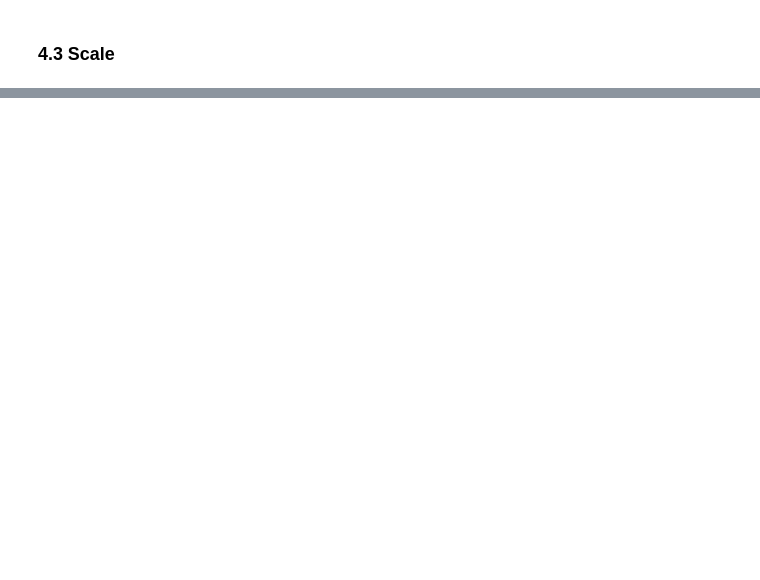
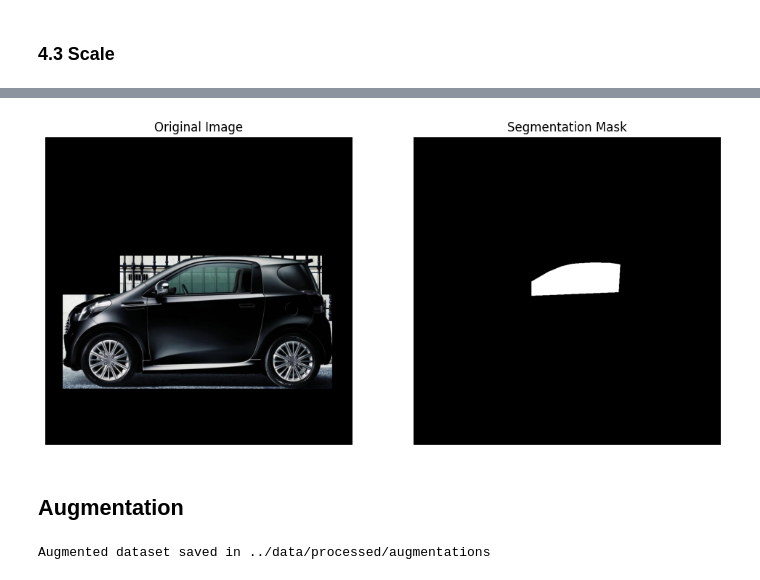
Before and after one commit to Tiazzo/Safety-System-Design, a Jupyter notebook: notebooks/preprocess.ipynb, the cells around one changed output, grey strips where cells are left out. Saved outputs shown, nothing was run; the diff lists cells and outputs as text; code cells hidden in the pictures; blank space fills up the shorter version.

```diff
--- a/notebooks/preprocess.ipynb
+++ b/notebooks/preprocess.ipynb
@@ -630,0 +928,7 @@ scale_all_images_and_labels(
+# %%
+# Change the paths to visualize a different mask
+visualize_mask("../data/processed/flipped/images/A_Ast_01.jpg", "../data/processed/flipped/masks/A_Ast_01.png")
+# %% [output]
+[figure, added]
+# %% [markdown]
+## Augmentation
@@ -630,0 +1001,5 @@ scale_all_images_and_labels(
+# %%
+output_flipped_mask_dir = "../data/processed/flipped/masks"
+augment_dataset(output_dir_images_flipped, output_flipped_mask_dir, output_augmentations_dir, num_augmented=2)
+# %% [output]
+Augmented dataset saved in ../data/processed/augmentations
```
Also changed, not shown: parts of 40 cells of this notebook, 1 other file.
